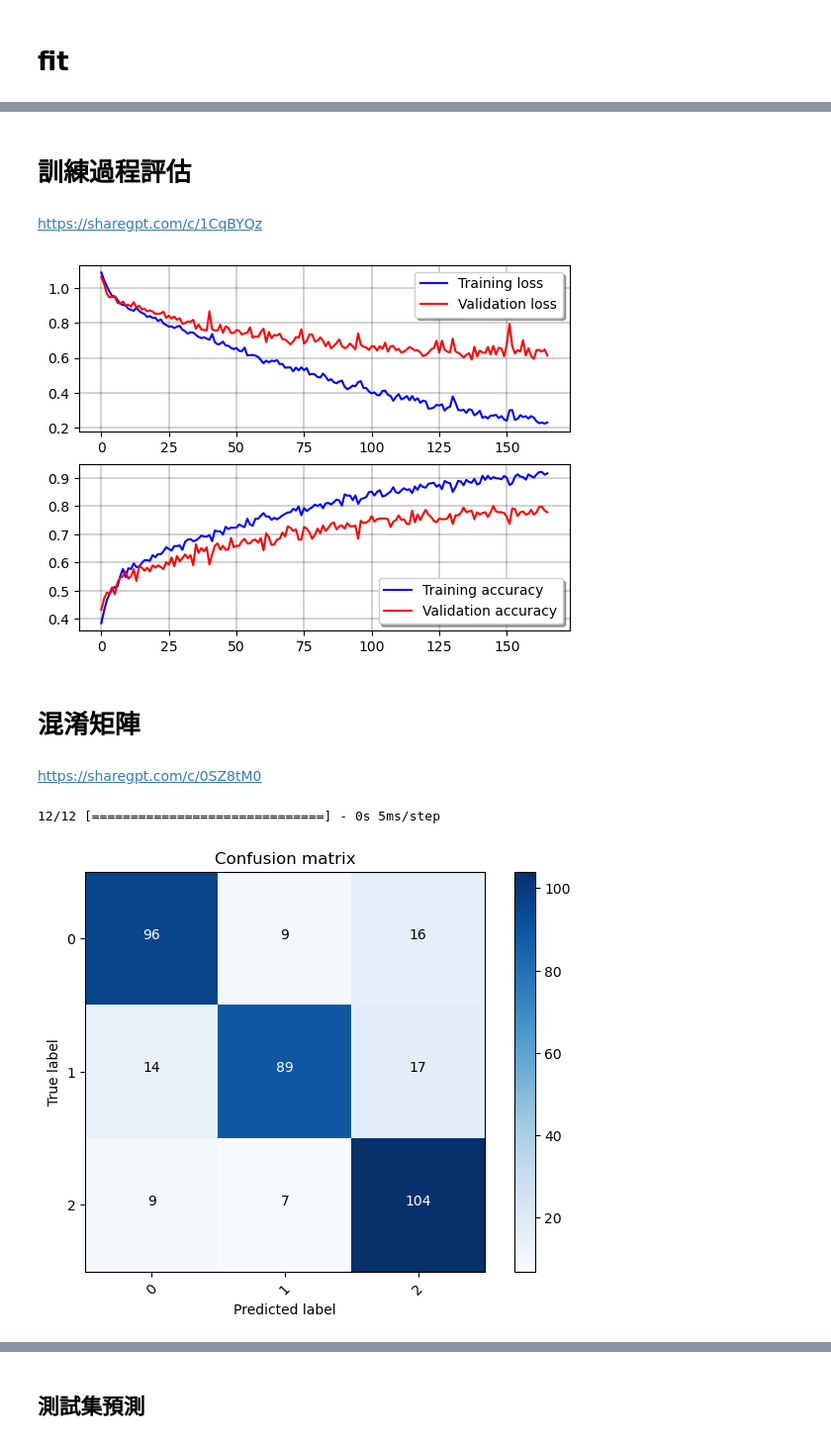
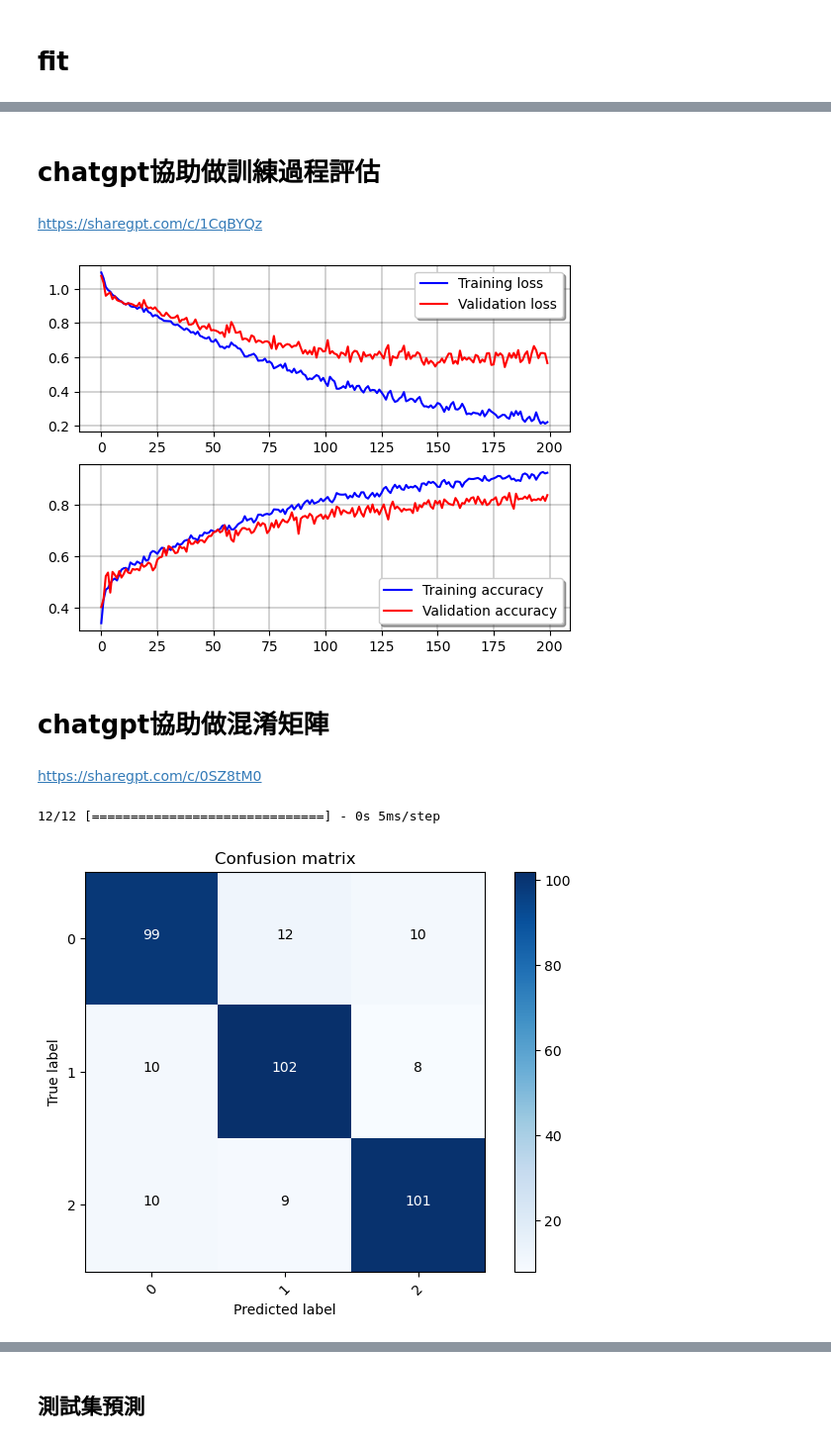
Before and after one commit to skywalker0803r/telegram-investment-advice-bot, a Jupyter notebook: train.ipynb, the cells around one changed output, grey strips where cells are left out. Shown at 99% size. Drawn from its saved outputs; the diff is of its cells as text; code cells hidden in the pictures.

```diff
--- a/train.ipynb
+++ b/train.ipynb
@@ -921,7 +918,7 @@ history = model.fit(
     xtrain,
     ytrain,
     batch_size = 128,
-    epochs = 500,
+    epochs = 200,
     validation_data=(xval,yval),
     verbose=1,callbacks=[es]
     )
@@ -946,5 +943,5 @@ Epoch 166/500
 # %% [markdown]
-# 訓練過程評估
+# chatgpt協助做訓練過程評估
 # %% [markdown]
 https://sharegpt.com/c/1CqBYQz
 # %%
@@ -960,9 +957,9 @@ ax[1].plot(history.history['val_accuracy'], color='r',label="Validation accuracy
 ax[1].grid(color='black', linestyle='-', linewidth=0.25)
 legend = ax[1].legend(loc='best', shadow=True)
 # %% [output]
-[figure, old version]
+[figure, new version]
 # %% [markdown]
-# 混淆矩陣
+# chatgpt協助做混淆矩陣
 # %% [markdown]
 https://sharegpt.com/c/0SZ8tM0
 # %%
@@ -972,32 +969,33 @@ import itertools
 def plot_confusion_matrix(cm, classes, normalize=False, title='Confusion matrix', cmap=plt.cm.Blues):
     plt.imshow(cm, interpolation='nearest', cmap=cmap)
     plt.title(title)
     plt.colorbar()
     tick_marks = np.arange(len(classes))
     plt.xticks(tick_marks, classes, rotation=45)
     plt.yticks(tick_marks, classes)
     if normalize:
         cm = cm.astype('float') / cm.sum(axis=1)[:, np.newaxis]
     thresh = cm.max() / 2.
     for i, j in itertools.product(range(cm.shape[0]), range(cm.shape[1])):
         plt.text(j, i, cm[i, j],
                  horizontalalignment="center",
                  color="white" if cm[i, j] > thresh else "black")
     plt.tight_layout()
     plt.ylabel('True label')
     plt.xlabel('Predicted label')
 
 #預測的y
 ypred_onehot = model.predict(xval)
 #轉換預測的y: [0 0 1 0 0 ...] --> 2
 ypred = np.argmax(ypred_onehot,axis=1)
 #轉換真實的y
 ytrue = np.argmax(yval,axis=1)
 #計算 confusion matrix
 confusion_mtx = confusion_matrix(ytrue, ypred)
 #畫出 confusion matrix
+nclasses = 3
 plot_confusion_matrix(confusion_mtx, classes=range(nclasses))
 # %% [output]
 12/12 [==============================] - 0s 5ms/step
-[figure, old version]
+[figure, new version]
 # %% [markdown]
```
Also changed, not shown: parts of 40 cells of this notebook, 2 other files.
